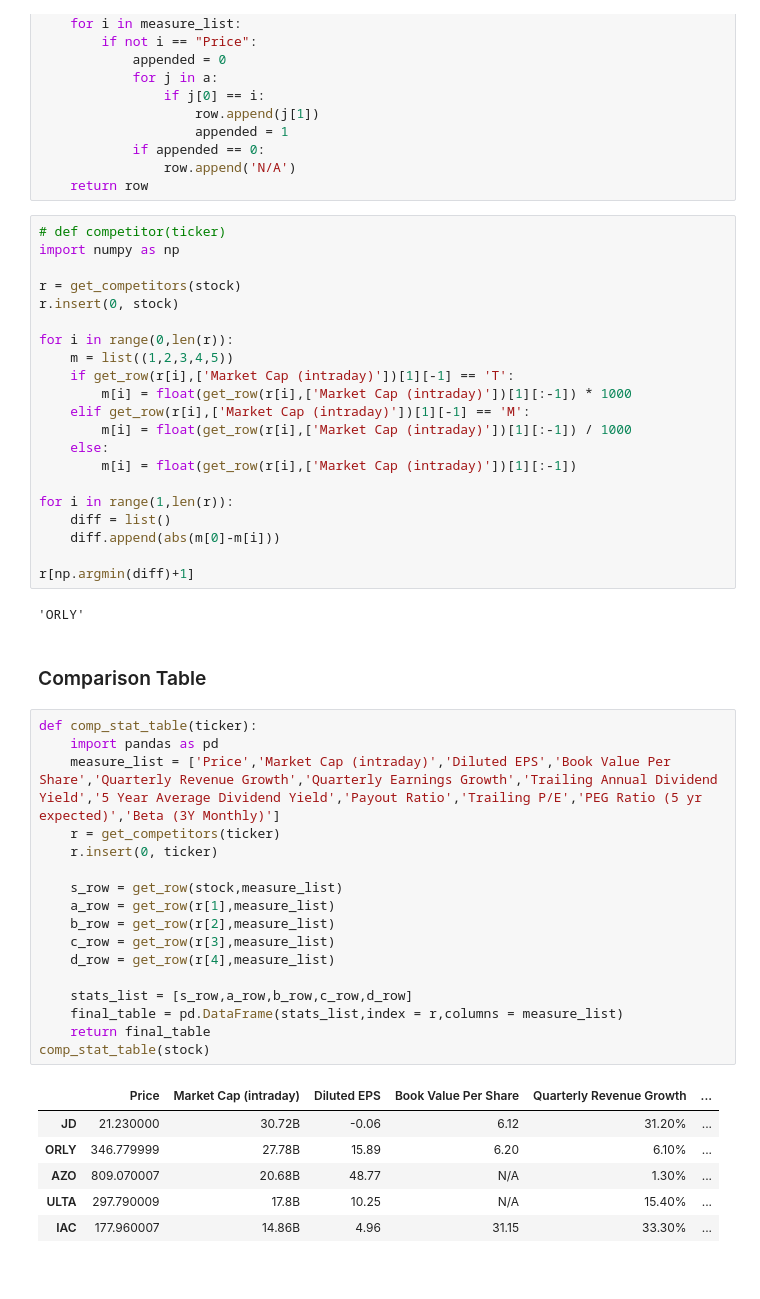
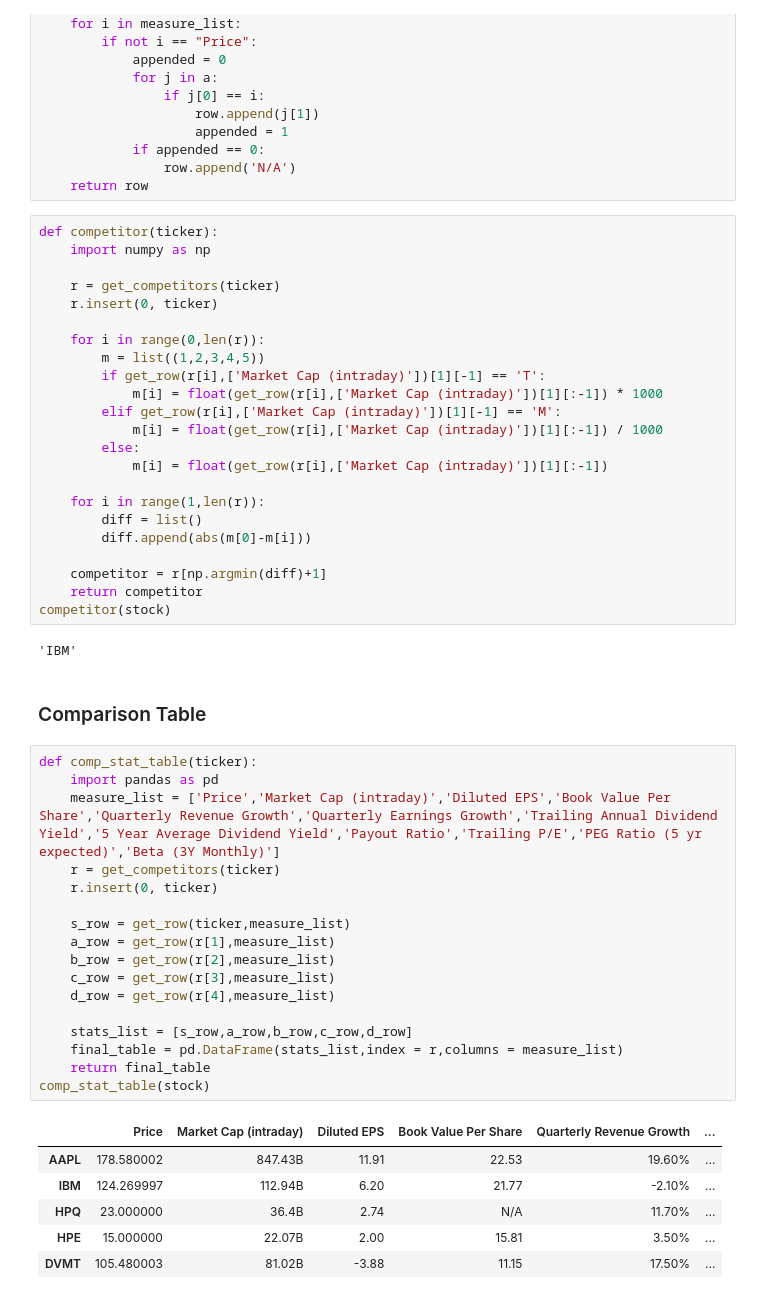
Before and after one commit to suyuchenxm/toolsproject, a Jupyter notebook: Jordan.ipynb, the cells around one changed output. Saved outputs shown, nothing was run; the diff lists cells and outputs as text.

```diff
--- a/Jordan.ipynb
+++ b/Jordan.ipynb
@@ -126,51 +127,53 @@ def get_row(ticker,measure_list):
                 row.append('N/A')
     return row
 # %%
-# def competitor(ticker)
-import numpy as np
+def competitor(ticker):
+    import numpy as np
 
-r = get_competitors(stock)
-r.insert(0, stock)
+    r = get_competitors(ticker)
+    r.insert(0, ticker)
 
-for i in range(0,len(r)):
-    m = list((1,2,3,4,5))
-    if get_row(r[i],['Market Cap (intraday)'])[1][-1] == 'T':
-        m[i] = float(get_row(r[i],['Market Cap (intraday)'])[1][:-1]) * 1000
-    elif get_row(r[i],['Market Cap (intraday)'])[1][-1] == 'M':
-        m[i] = float(get_row(r[i],['Market Cap (intraday)'])[1][:-1]) / 1000
-    else:
-        m[i] = float(get_row(r[i],['Market Cap (intraday)'])[1][:-1])
+    for i in range(0,len(r)):
+        m = list((1,2,3,4,5))
+        if get_row(r[i],['Market Cap (intraday)'])[1][-1] == 'T':
+            m[i] = float(get_row(r[i],['Market Cap (intraday)'])[1][:-1]) * 1000
+        elif get_row(r[i],['Market Cap (intraday)'])[1][-1] == 'M':
+            m[i] = float(get_row(r[i],['Market Cap (intraday)'])[1][:-1]) / 1000
+        else:
+            m[i] = float(get_row(r[i],['Market Cap (intraday)'])[1][:-1])
 
-for i in range(1,len(r)):
-    diff = list()
-    diff.append(abs(m[0]-m[i]))
+    for i in range(1,len(r)):
+        diff = list()
+        diff.append(abs(m[0]-m[i]))
 
-r[np.argmin(diff)+1]
+    competitor = r[np.argmin(diff)+1]
+    return competitor
+competitor(stock)
 # %% [output]
-'ORLY'
+'IBM'
 # %% [markdown]
 ### Comparison Table
 # %%
 def comp_stat_table(ticker):
     import pandas as pd
     measure_list = ['Price','Market Cap (intraday)','Diluted EPS','Book Value Per Share','Quarterly Revenue Growth','Quarterly Earnings Growth','Trailing Annual Dividend Yield','5 Year Average Dividend Yield','Payout Ratio','Trailing P/E','PEG Ratio (5 yr expected)','Beta (3Y Monthly)']
     r = get_competitors(ticker)
     r.insert(0, ticker)
 
-    s_row = get_row(stock,measure_list)
+    s_row = get_row(ticker,measure_list)
     a_row = get_row(r[1],measure_list)
     b_row = get_row(r[2],measure_list)
     c_row = get_row(r[3],measure_list)
     d_row = get_row(r[4],measure_list)
 
     stats_list = [s_row,a_row,b_row,c_row,d_row]
     final_table = pd.DataFrame(stats_list,index = r,columns = measure_list)
     return final_table
 comp_stat_table(stock)
 # %% [output]
 |  | Price | Market Cap (intraday) | Diluted EPS | Book Value Per Share | Quarterly Revenue Growth | ... |
-| JD | 21.230000 | 30.72B | -0.06 | 6.12 | 31.20% | ... |
-| ORLY | 346.779999 | 27.78B | 15.89 | 6.20 | 6.10% | ... |
-| AZO | 809.070007 | 20.68B | 48.77 | N/A | 1.30% | ... |
-| ULTA | 297.790009 | 17.8B | 10.25 | N/A | 15.40% | ... |
-| IAC | 177.960007 | 14.86B | 4.96 | 31.15 | 33.30% | ... |
+| AAPL | 178.580002 | 847.43B | 11.91 | 22.53 | 19.60% | ... |
+| IBM | 124.269997 | 112.94B | 6.20 | 21.77 | -2.10% | ... |
+| HPQ | 23.000000 | 36.4B | 2.74 | N/A | 11.70% | ... |
+| HPE | 15.000000 | 22.07B | 2.00 | 15.81 | 3.50% | ... |
+| DVMT | 105.480003 | 81.02B | -3.88 | 11.15 | 17.50% | ... |
```
Also changed, not shown: parts of 12 cells of this notebook.
